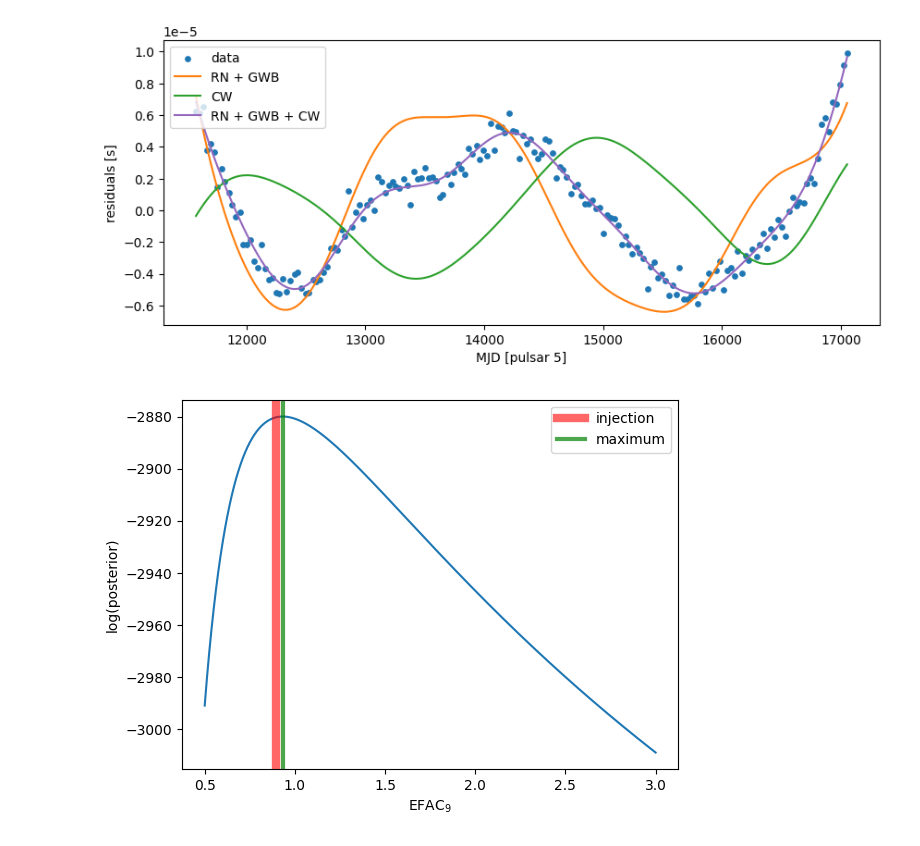
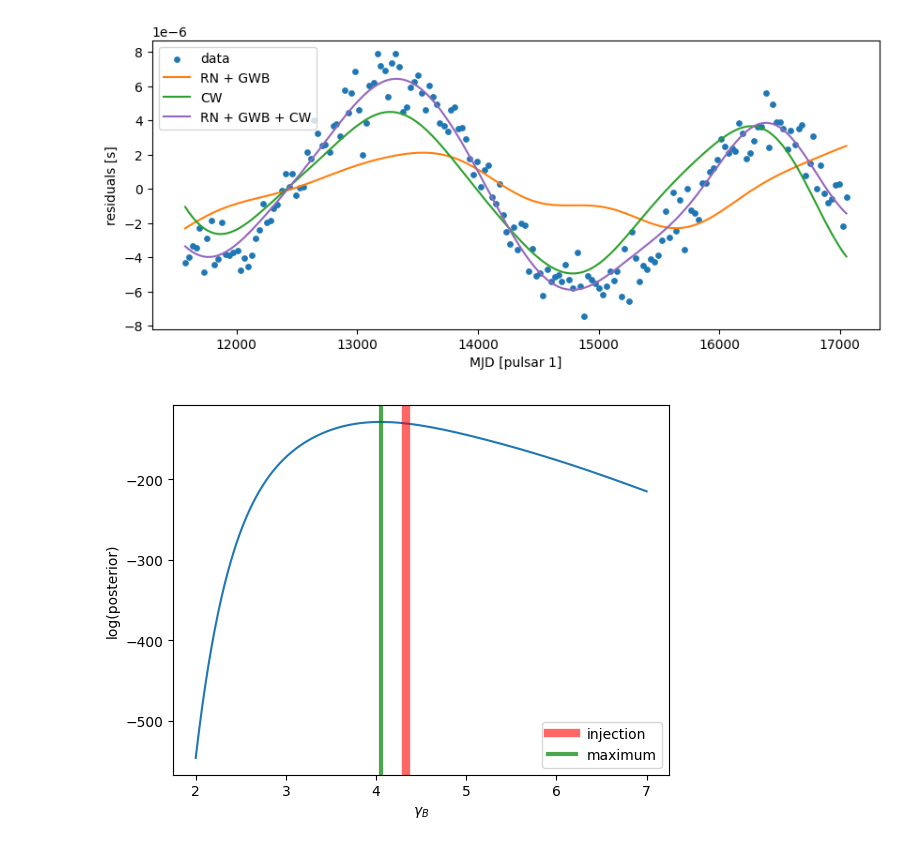
Before and after one commit to aiden-g12321/PTA_joint, a Jupyter notebook: hmc.ipynb, the cells around one changed output. Saved outputs shown, nothing was run; the diff lists cells and outputs as text; code cells hidden in the pictures.

```diff
--- a/hmc.ipynb
+++ b/hmc.ipynb
@@ -22,18 +22,19 @@ config.update('jax_enable_x64', True)
 %autoreload 2
 # %%
 # make PTA and likelihood objects
-pta = PTA(Np=10,
+pta = PTA(Np=5,
           Tspan_yr=15.,
           Nf=5,
           model_wn=True,
           model_rn=True,
           model_gwb=True,
           model_cw=True,
-          seed=1)
+          gwb_free_spectral=False,
+          seed=0)
 l = get_likelihood_obj(pta)
 # %%
 # plot data and injected signals
-psr_ndx = 4
+psr_ndx = 0
 plt.figure(figsize=(10, 4))
 plt.scatter(pta.MJDs[psr_ndx], pta.residuals[psr_ndx], color='C0', s=15, label='data')
 if pta.model_gwb or pta.model_rn:
@@ -49,7 +50,7 @@ plt.ylabel('residuals [s]')
 plt.legend()
 plt.show()
 # %% [output]
-[figure, old version]
+[figure, new version]
 # %%
 # posterior density
 @jit
@@ -65,13 +66,14 @@ def lnpost(x):
 
     # prior
     lnprior_val = l.uniform_lnprior(x)
-    lnprior_val += l.a_lnprior_rn(rn_hypers, a)
     lnprior_val += l.a_lnprior_rn_gwb(rn_hypers, gwb_hypers, a)
     lnprior_val += l.psr_dist_lnprior(psr_dists)
+    # lnprior_val += l.a_lnprior_rn(rn_hypers, a)
+    # lnprior_val += l.a_lnprior_rn_gwb_free_spectral(rn_hypers, gwb_hypers, a)
 
     # likelihood
     a_cw = pta.get_CW_coefficients(cw_psr_params).flatten()
-    lnlike_val = l.lnlike(efacs, a + a_cw)
+    lnlike_val = l.lnlike(pta.efacs_inj, a + a_cw)
 
     return lnprior_val + lnlike_val
 
@@ -79,21 +81,21 @@ def lnpost(x):
 vectorized_lnpost = jit(vmap(lnpost))
 # %%
 # plot cross-section of posterior
-param_ndx = 8
+param_ndx = 16
 num_evals = 1000
 param_vals = jnp.linspace(pta.x_mins[param_ndx], pta.x_maxs[param_ndx], num_evals)
 params = jnp.tile(pta.x_inj, (num_evals, 1))
 params = params.at[:, param_ndx].set(param_vals)
 lnposts = vectorized_lnpost(params)
 plt.plot(param_vals, lnposts)
 plt.axvline(pta.x_inj[param_ndx], color='red', label='injection', lw=6, alpha=0.6)
 plt.axvline(param_vals[jnp.argmax(lnposts)], color='green', label='maximum', lw=3, alpha=0.7)
 plt.legend()
 plt.xlabel(pta.x_labels[param_ndx])
 plt.ylabel('log(posterior)')
 plt.show()
 # %% [output]
-[figure, old version]
+[figure, new version]
 # %%
 @jit
 def transform_a(rn_hypers, gwb_hypers, a_standard):
```
Also changed, not shown: parts of 9 cells of this notebook, 11 other files.
